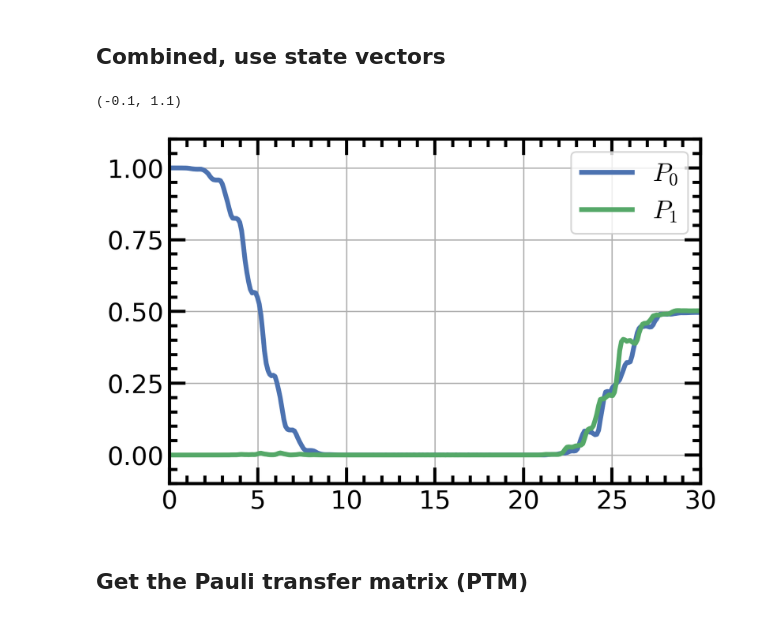
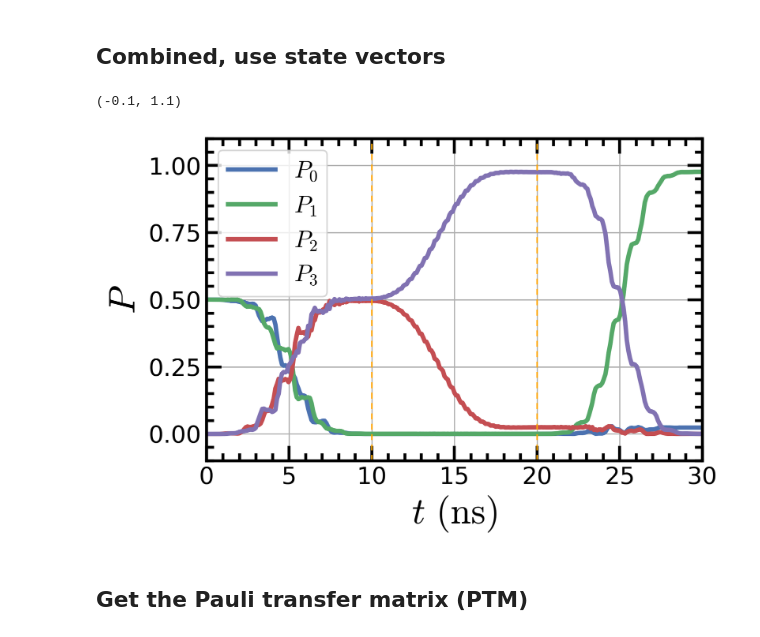
Before and after one commit to qnl/Fluxonium_berkeley, a Jupyter notebook: Notebooks/2b. Biased-noise fluxonium single-qubit gate.ipynb, the cells around one changed output. Saved outputs shown, nothing was run; the diff lists cells and outputs as text; code cells hidden in the pictures.

```diff
--- a/Notebooks/2b. Biased-noise fluxonium single-qubit gate.ipynb
+++ b/Notebooks/2b. Biased-noise fluxonium single-qubit gate.ipynb
@@ -923,37 +930,41 @@ matr_el_23 = np.abs(qubit.n_ij(ini_state3,fin_state3))
 
 epsilon_23 = drive_amplitude_factor_23/matr_el_23
 H_drive_23 = epsilon_23*(qubit.n())
 
 #Evolve states
-psi_ini = state_0
+psi_ini = (state_0+state_1)/np.sqrt(2)
 evol_states_1 = gates_double.evolution_psi_microwave(
                 qubit.H(), H_drive_02,psi0 =psi_ini, t_points=t_points_02, drive_ratio=drive_ratio, DRAG = drag, DRAG_coefficient = drag_coeff_02,
                 T_gate=T_gate_02, shape=shape, sigma=sigma, omega_d_1=omega_d_1,omega_d_2=omega_d_2,drag_coeff_ratio = drag_coeff_ratio)
 evol_states_2 = gates.evolution_psi_microwave(H_nodrive, H_drive_23, psi0 = evol_states_1[-1], t_points=t_points_23, DRAG = drag,
                                             T_gate=T_gate_23, shape=shape, omega_d=omega_d_23, DRAG_coefficient= drag_coeff_23)
 evol_states_3 = gates_double.evolution_psi_microwave(
                 qubit.H(), H_drive_02,psi0 = evol_states_2[-1], t_points=t_points_02, drive_ratio=drive_ratio, DRAG = drag, DRAG_coefficient = drag_coeff_02,
                 T_gate=T_gate_02, shape=shape, sigma=sigma, omega_d_1=omega_d_1,omega_d_2=omega_d_2,drag_coeff_ratio = drag_coeff_ratio)
 evol_states = evol_states_1 +evol_states_2 +evol_states_3
 
 y0_points = np.real(expect(P0,evol_states))
 y1_points = np.real(expect(P1,evol_states))
 y2_points = np.real(expect(P2,evol_states))
 y3_points = np.real(expect(P3,evol_states))
 
 T_gate = T_gate_23 + T_gate_02*2
 t_points = np.linspace(0, T_gate, 10*(T_gate)+3)
 plt.plot(t_points, y0_points, label = r'$P_0$')
 plt.plot(t_points, y1_points, label = r'$P_1$')
-# plt.plot(t_points, y2_points, label = r'$P_2$')
-# plt.plot(t_points, y3_points, label = r'$P_3$')
+plt.plot(t_points, y2_points, label = r'$P_2$')
+plt.plot(t_points, y3_points, label = r'$P_3$')
+plt.axvline(x=10, linestyle ='--', linewidth = 1.0, color ='orange')
+plt.axvline(x=20, linestyle ='--', linewidth = 1.0, color ='orange')
 plt.grid()
 plt.legend()
 plt.xlim([t_points[0], t_points[-1]])
+plt.ylabel(r'$P$')
+plt.xlabel(r'$t~\mathrm{(ns)}$')
 plt.ylim([-0.1, 1.1])
 # %% [output]
 (-0.1, 1.1)
-[figure, old version]
+[figure, new version]
 # %% [markdown]
 ## Get the Pauli transfer matrix (PTM)
 # %%
```
Also changed, not shown: parts of 18 cells of this notebook, 10 other files.
